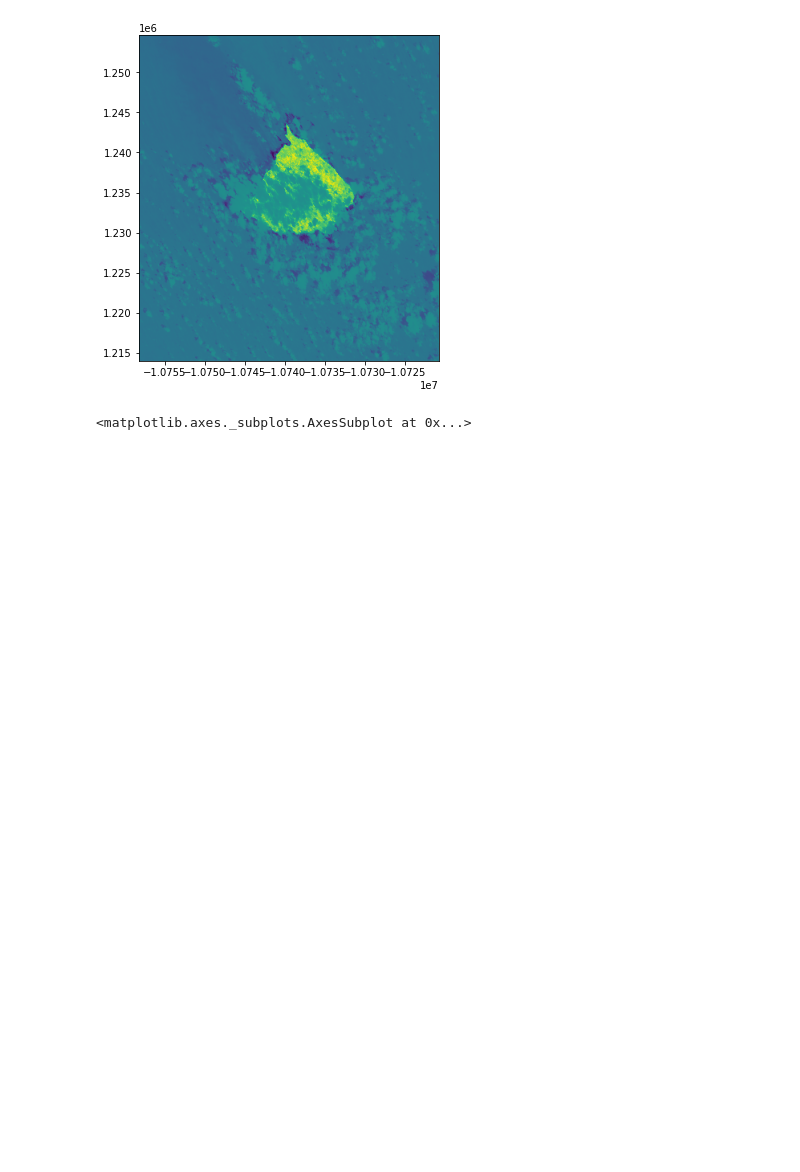
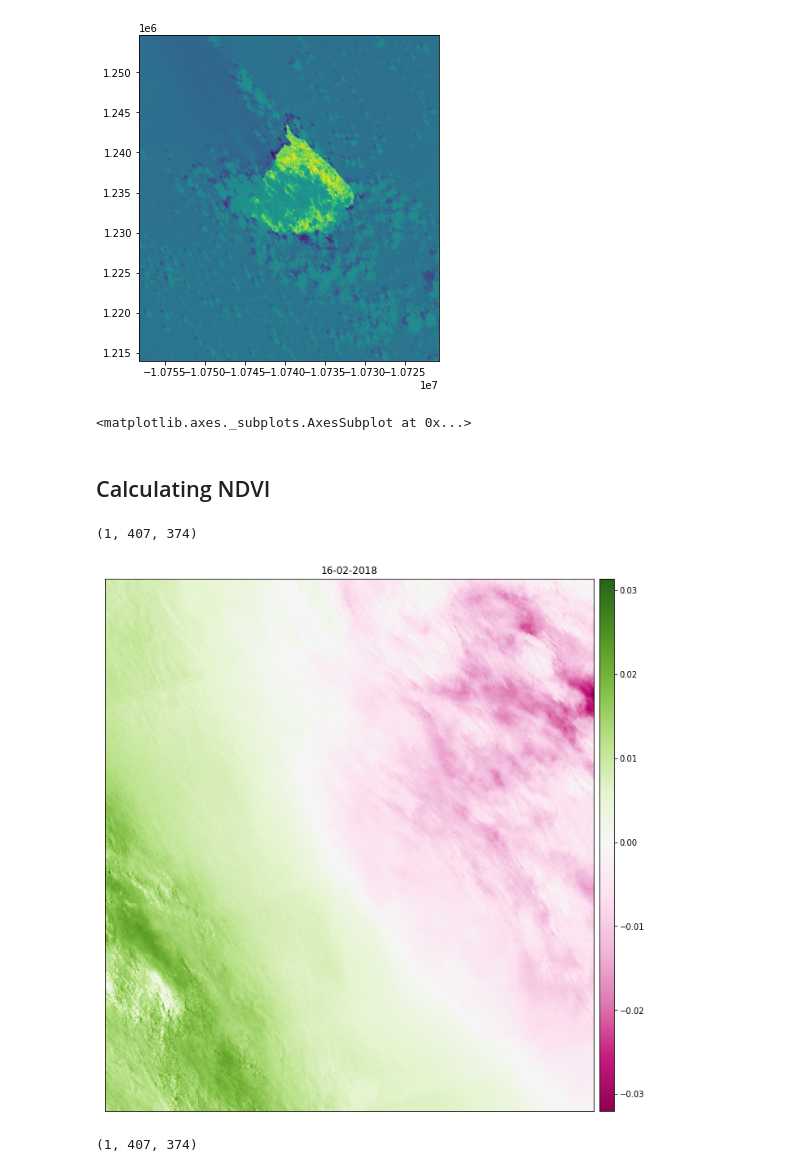
Before and after one commit to hardikkamboj/Google-Earth-Engine-Notebooks, a Jupyter notebook: USE_CASES/Analyzing_cyclone_winston/Analyzing_result.ipynb, the cells around one changed output. Drawn from its saved outputs; the diff is of its cells as text; code cells hidden in the pictures; blank space fills up the shorter version.

```diff
--- a/USE_CASES/Analyzing_cyclone_winston/Analyzing_result.ipynb
+++ b/USE_CASES/Analyzing_cyclone_winston/Analyzing_result.ipynb
@@ -82,3 +98,19 @@ show(img4)
 [figure]
 [figure]
 <matplotlib.axes._subplots.AxesSubplot at 0x...>
+# %% [markdown]
+## Calculating NDVI
+# %%
+naip_data = rxr.open_rasterio('/content/content/data/wx_LANDSAT_LC08_C01_T1_8DAY_NDVI_20160218.time.20160218T000000.tif')
+# %%
+naip_data.shape
+# %% [output]
+(1, 407, 374)
+# %%
+ep.plot_bands(naip_data,
+              cmap='PiYG',
+              scale=False,
+              title="16-02-2018")
+plt.show()
+# %% [output]
+[figure, added]
@@ -84,0 +121,4 @@ show(img4)
+# %%
+naip_data2.shape
+# %% [output]
+(1, 407, 374)
```
Also changed, not shown: parts of 11 cells of this notebook.
